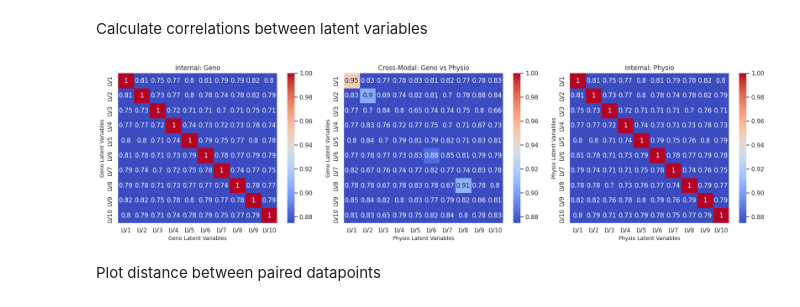
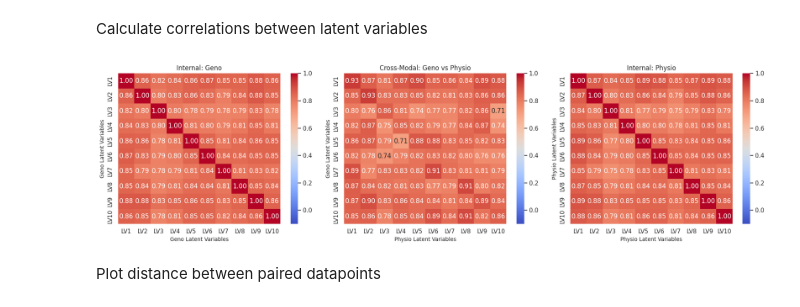
Before and after one commit to draeloslab/mm-vae, a Jupyter notebook: analyze_latent_space_do.ipynb, the cells around one changed output. Drawn from its saved outputs; the diff is of its cells as text; code cells hidden in the pictures.

Commit message:
modifying some subspace analysis  and data standardization

```diff
--- a/analyze_latent_space_do.ipynb
+++ b/analyze_latent_space_do.ipynb
@@ -91,8 +93,11 @@ latent_space_comb
 #     ax[2].set_title(f'{column} prior distribution')
 # %% [markdown]
 Look at phenotypic projection
+# %%
+d_target = 1
+temperature = 0.181
 # %%
-proj_points, osd, osd_val, sus, res = get_osd_from_latents_torch(torch.tensor(latent_space_comb.iloc[:, :latent_dim].values), latent_space_comb['Bin'].to_numpy(), torch.tensor(latent_space_comb['CFM']), mode = "together", state='eval')
+proj_points, overall_overlap, overlap_vals, overall_corr, corr_vals, sus, res = get_osd_from_latents_torch_new(torch.tensor(latent_space_comb.iloc[:, :latent_dim].values), latent_space_comb['Bin'].to_numpy(), torch.tensor(latent_space_comb['CFM']), d_target, temperature, state='eval')
 proj_df = pd.DataFrame(proj_points, columns=['value', 'bin'])
 # plot phenotypic projection
 sns.set(style="white")
@@ -108,7 +113,7 @@ if not ax.legend_:
     plt.legend(title="bin",labels=proj_df["bin"].unique(),bbox_to_anchor=(1.05, 1))
 plt.title("")
 plt.xlabel('Phenotypic projection')
-plt.title(f'OSD: {osd}')
+#plt.title(f'Overlap: {overall_overlap}, Correlation: {overall_corr}')
 plt.tight_layout()
 plt.show()
 # %% [output]
@@ -148,0 +197,13 @@ plt.show()
+# %%
+sns.set(style="white")
+cmap1 = cm.get_cmap('gist_heat')
+cmap2 = cm.get_cmap('Blues')
+custom_palette = [cmap1(0.5), cmap1(0.85), cmap2(0.4), cmap2(0.99)]
+bin_order = ['0', '1', '2', '3']
+plt.figure(figsize=(5.5, 3.5))
+ax = sns.kdeplot(data=df_physio_pp,x='PP',hue="Bin",palette=custom_palette,fill=True,alpha=0.5,
+                 bw_adjust=3, common_norm=False)
+plt.title("Physio encoder phenotypic projection")
+plt.xlabel('Phenotypic projection')
+plt.tight_layout()
+plt.show()
@@ -189,20 +268,0 @@ Plot resulting phenotypic projection
-# %%
-# reconfigure shape of latents
-proj_points, osd, osd_val, sus, res = get_osd_from_latents_torch(torch.tensor(latent_space_comb.iloc[:, :latent_dim].values), latent_space_comb['Bin'].to_numpy(), torch.tensor(latent_space_comb['CFM']), mode = "together", state='eval')
-proj_df = pd.DataFrame(proj_points, columns=['value', 'bin'])
-# plot phenotypic projection
-sns.set(style="white")
-cmap1 = cm.get_cmap('gist_heat')
-cmap2 = cm.get_cmap('Blues')
-bin_order = ['0', '1', '2', '3']
-legend_labels = ['Strong susceptible', 'Weak susceptible', 'Weak resilient', 'Strong resilient']
-plt.figure(figsize=(5.5, 3.5))
-ax = sns.kdeplot(data=proj_df, x='value',hue="bin",fill=True,alpha=0.5,
-                 bw_adjust=3, common_norm=False)
-if not ax.legend_:
-    plt.legend(title="bin",labels=proj_df["bin"].unique(),bbox_to_anchor=(1.05, 1))
-plt.title("")
-plt.xlabel('Phenotypic projection')
-plt.title(f'OSD: {osd}')
-plt.tight_layout()
-plt.show()
@@ -246,36 +304,37 @@ if num_plots > 0:
         cross_corr = full_corr[:latent_dim, latent_dim:]
 
         # Plot heatmap on the specific subplot axis
         # cbar_ax creates a shared or individual colorbar; keeping it standard here
         sns.heatmap(
             cross_corr,
             annot=True,
             cmap='coolwarm',
             xticklabels=latent_cols,
             yticklabels=latent_cols,
-            vmin=0.875,
+            vmin=-0.1,
             vmax=1,
-            ax=ax  # Directs seaborn to the correct subplot
+            ax=ax,
+            fmt=".2f"  # Directs seaborn to the correct subplot
         )
 
         ax.set_xlabel(f"{enc2} Latent Variables", fontsize=10)
         ax.set_ylabel(f"{enc1} Latent Variables", fontsize=10)
 
         if enc1 == enc2:
             ax.set_title(f"Internal: {enc1}", fontsize=12)
         else:
             ax.set_title(f"Cross-Modal: {enc1} vs {enc2}", fontsize=12)
 
     plt.tight_layout()
 
     # Save the combined figure
     save_path = os.path.join(results_folder, "Combined_Latent_Correlations.png")
     plt.savefig(save_path, dpi=300)
     plt.show()
 else:
     print("No valid encoder pairs found to plot.")
 # %% [output]
-[figure, old version]
+[figure, new version]
 # %% [markdown]
 Plot distance between paired datapoints
 # %%
```
Also changed, not shown: parts of 61 cells of this notebook, 8 other files.
